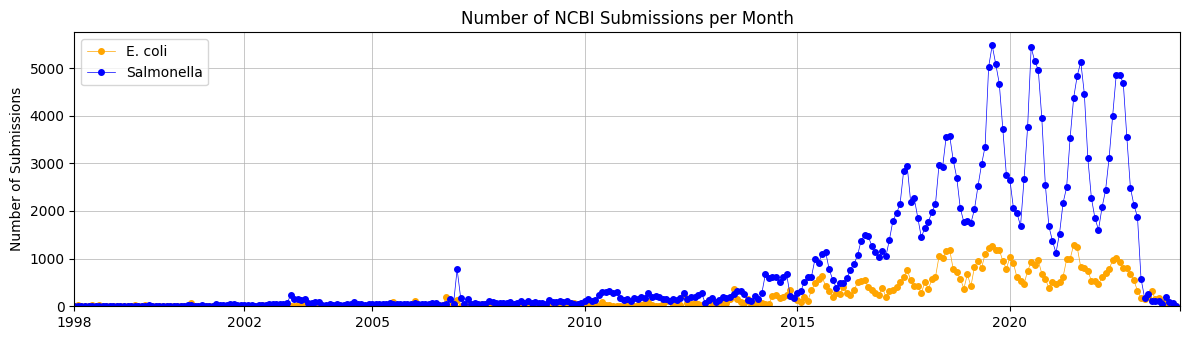
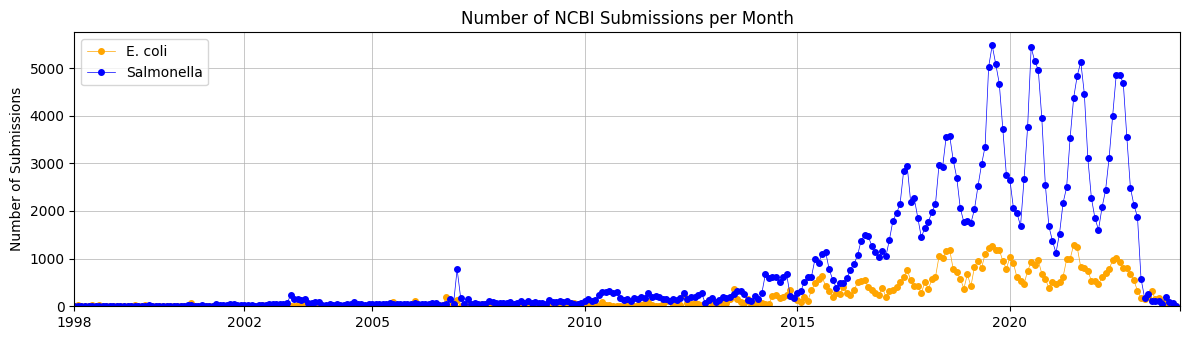
Unified diff of the notebook cell whose output changed from the first chart to the second:
--- before
+++ after
@@ -21,4 +21,4 @@
 plt.grid(linewidth=0.5)
 plt.tight_layout()
-plt.savefig('./from_1998_ncbi_526_590.png')
+plt.savefig('../outputs/from_1998_ncbi_526_590.tiff', dpi=400)
 plt.show()

Commit: host add. tiff add